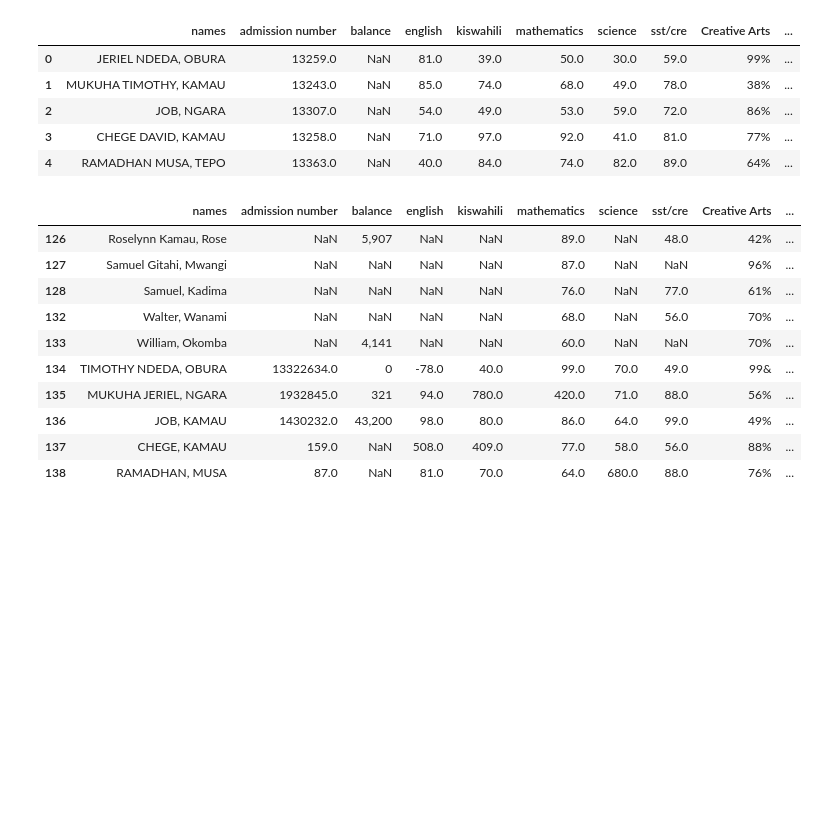
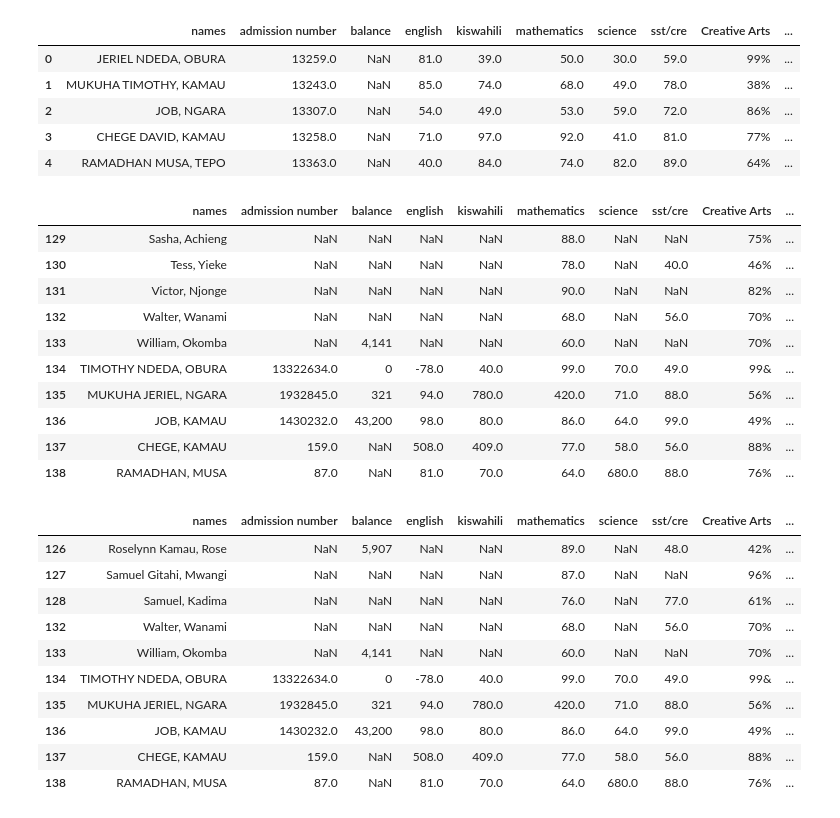
Before and after one commit to DominicNyambane/Moringa, a Jupyter notebook: Data Analysis/dataissues.ipynb, the cells around one changed output. Drawn from its saved outputs; the diff is of its cells as text; code cells hidden in the pictures; blank space fills up the shorter version.

```diff
--- a/Data Analysis/dataissues.ipynb
+++ b/Data Analysis/dataissues.ipynb
@@ -400,4 +412,20 @@ data.head()
 | 2 | JOB, NGARA | 13307.0 | NaN | 54.0 | 49.0 | 53.0 | 59.0 | 72.0 | 86% | ... |
 | 3 | CHEGE DAVID, KAMAU | 13258.0 | NaN | 71.0 | 97.0 | 92.0 | 41.0 | 81.0 | 77% | ... |
 | 4 | RAMADHAN MUSA, TEPO | 13363.0 | NaN | 40.0 | 84.0 | 74.0 | 82.0 | 89.0 | 64% | ... |
+# %%
+# removing rows
+
+data.tail(10)
+# %% [output]
+|  | names | admission number | balance | english | kiswahili | mathematics | science | sst/cre | Creative Arts | ... |
+| 129 | Sasha, Achieng | NaN | NaN | NaN | NaN | 88.0 | NaN | NaN | 75% | ... |
+| 130 | Tess, Yieke | NaN | NaN | NaN | NaN | 78.0 | NaN | 40.0 | 46% | ... |
+| 131 | Victor, Njonge | NaN | NaN | NaN | NaN | 90.0 | NaN | NaN | 82% | ... |
+| 132 | Walter, Wanami | NaN | NaN | NaN | NaN | 68.0 | NaN | 56.0 | 70% | ... |
+| 133 | William, Okomba | NaN | 4,141 | NaN | NaN | 60.0 | NaN | NaN | 70% | ... |
+| 134 | TIMOTHY NDEDA, OBURA | 13322634.0 | 0 | -78.0 | 40.0 | 99.0 | 70.0 | 49.0 | 99& | ... |
+| 135 | MUKUHA JERIEL, NGARA | 1932845.0 | 321 | 94.0 | 780.0 | 420.0 | 71.0 | 88.0 | 56% | ... |
+| 136 | JOB, KAMAU | 1430232.0 | 43,200 | 98.0 | 80.0 | 86.0 | 64.0 | 99.0 | 49% | ... |
+| 137 | CHEGE, KAMAU | 159.0 | NaN | 508.0 | 409.0 | 77.0 | 58.0 | 56.0 | 88% | ... |
+| 138 | RAMADHAN, MUSA | 87.0 | NaN | 81.0 | 70.0 | 64.0 | 680.0 | 88.0 | 76% | ... |
 # %%
```
Also changed, not shown: parts of 91 cells of this notebook, 2 other files.
